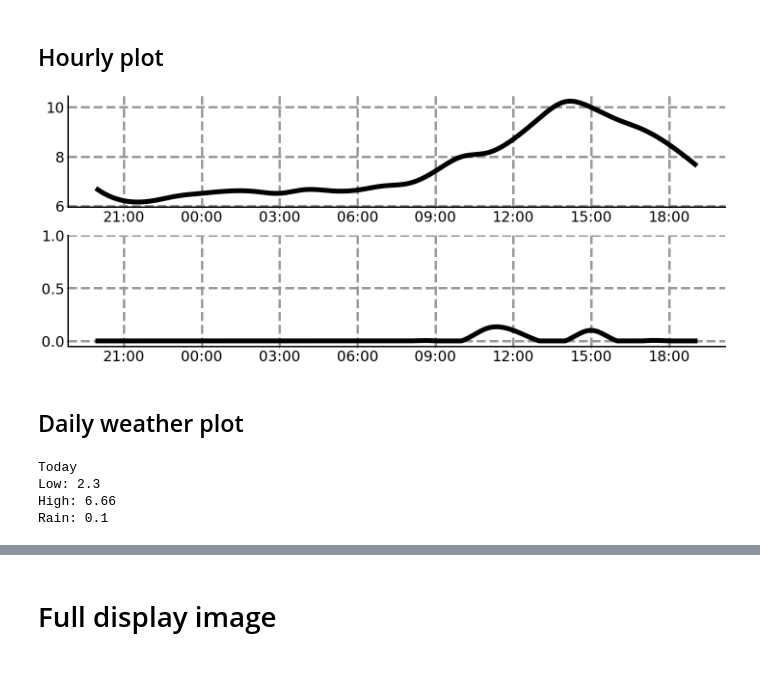
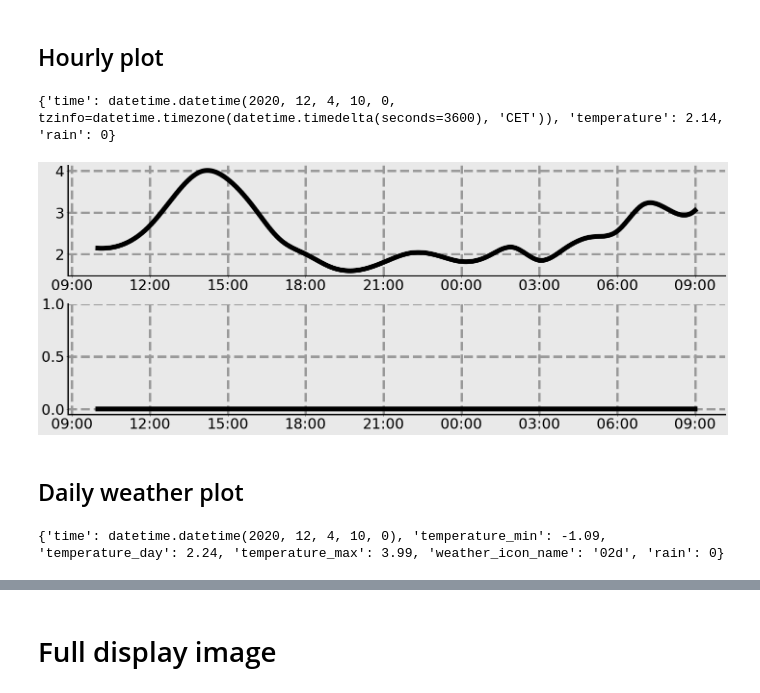
Before and after one commit to FutureSharks/rpi-weather-display, a Jupyter notebook: display-testing.ipynb, the cells around one changed output, grey strips where cells are left out. Cells and saved outputs as stored; diff of their text form; code cells hidden in the pictures.

```diff
--- a/display-testing.ipynb
+++ b/display-testing.ipynb
@@ -15,7 +15,7 @@ import rpi_weather_display
 plt.rcParams['figure.dpi'] = 72
 # %%
 forecast = owmWeather(lat=52.494117, long=13.422371, api_key=os.environ["OWM_API_KEY"])
-background_color = 230
+background_color = 233
 # %% [markdown]
 ## Current weather
 # %%
@@ -37,9 +33,15 @@ c_image
 # %% [markdown]
 ## Hourly plot
+# %%
+h_data = forecast.get_hourly_data()
+# %%
+print(h_data[0])
+# %% [output]
+{'time': datetime.datetime(2020, 12, 4, 10, 0, tzinfo=datetime.timezone(datetime.timedelta(seconds=3600), 'CET')), 'temperature': 2.14, 'rain': 0}
 # %%
-h_plot = rpi_weather_display.create_hourly_plot(forecast.get_hourly_data())
+h_plot = rpi_weather_display.create_hourly_plot(h_data, color=background_color)
 # %% [output]
-[figure, old version]
+[figure, new version]
 # %% [markdown]
 ## Daily weather plot
 # %%
@@ -47,9 +49,6 @@ d_text = rpi_weather_display.create_daily_text(forecast.get_daily_data())
 # %%
-print(d_text[0])
+print(d_data[0])
 # %% [output]
-Today
-Low: 2.3
-High: 6.66
-Rain: 0.1
+{'time': datetime.datetime(2020, 12, 4, 10, 0), 'temperature_min': -1.09, 'temperature_day': 2.24, 'temperature_max': 3.99, 'weather_icon_name': '02d', 'rain': 0}
 # %%
 d_image = rpi_weather_display.create_daily_image(
```
Also changed, not shown: parts of 7 cells of this notebook, 28 other files.
